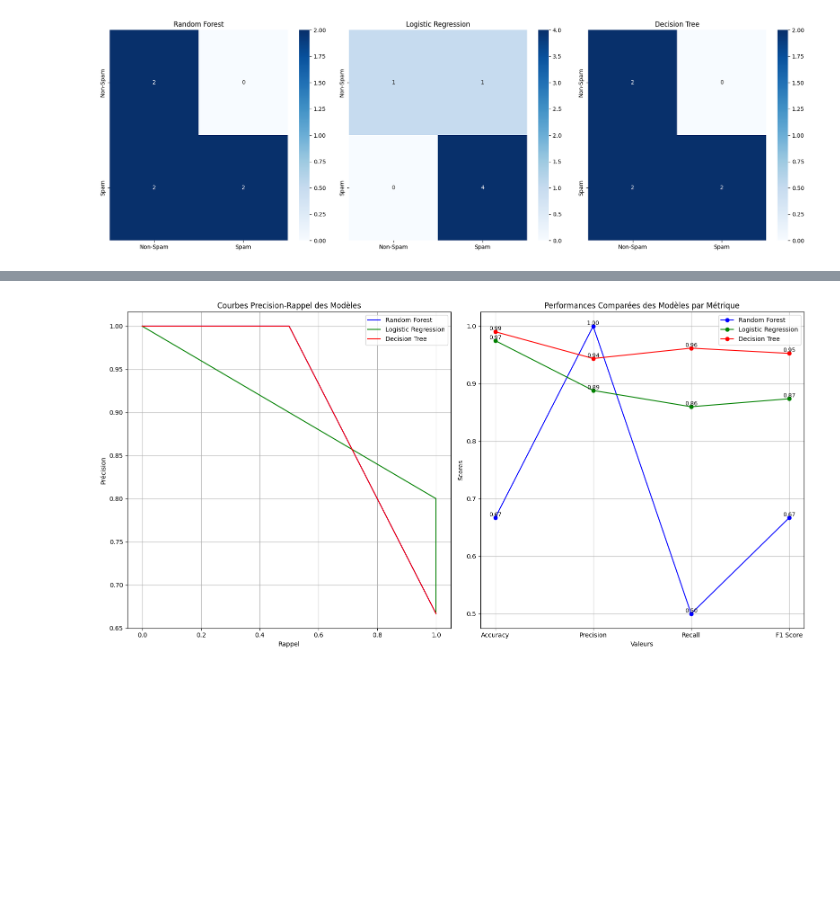
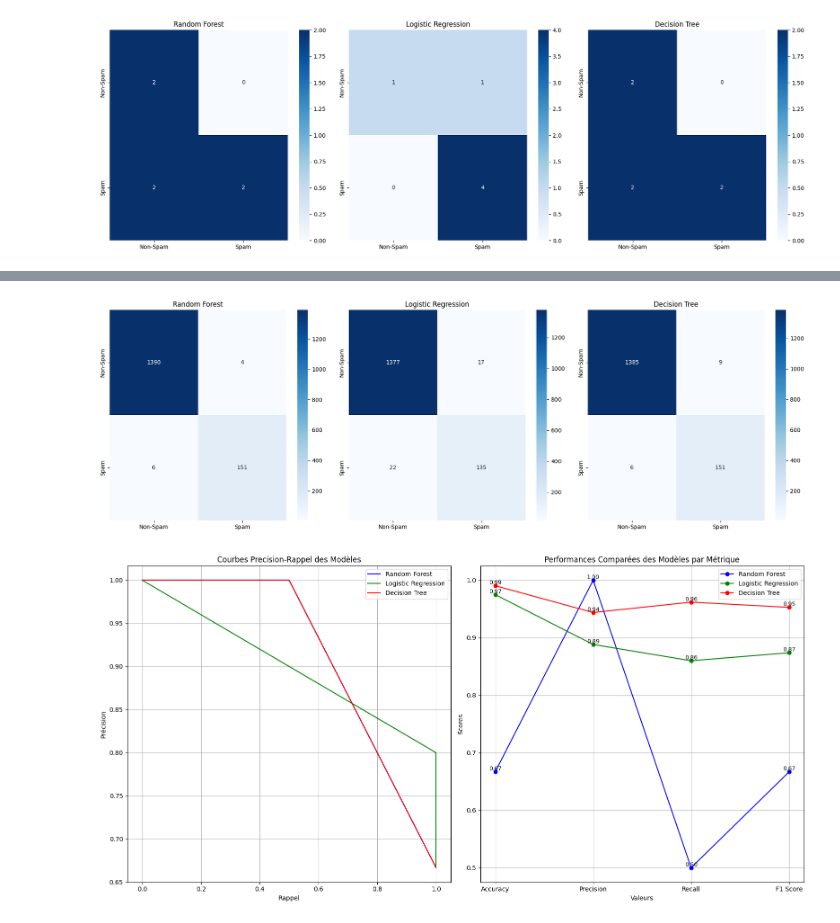
Before and after one commit to lone0s/isd, a Jupyter notebook: Projet_UPEC_SPAM.ipynb, the cells around one changed output, grey strips where cells are left out. Saved outputs shown, nothing was run; the diff lists cells and outputs as text; code cells hidden in the pictures; blank space fills up the shorter version.

```diff
--- a/Projet_UPEC_SPAM.ipynb
+++ b/Projet_UPEC_SPAM.ipynb
@@ -888,3 +888,32 @@ Requirement already satisfied: tzdata>=2022.7 in /home/altheron/.local/lib/pytho
 Requirement already satisfied: six>=1.5 in /usr/lib/python3/dist-packages (from python-dateutil>=2.7->matplotlib!=3.6.1,>=3.4->seaborn) (1.16.0)
 Note: you may need to restart the kernel to use updated packages.
 [figure]
+# %%
+%pip install seaborn
+import seaborn as sns
+from sklearn.metrics import confusion_matrix
+
+# Matrice de confusion/modèle
+cm_rfc = confusion_matrix(y_test, y_pred_rfc)
+cm_lr = confusion_matrix(y_test, y_pred_lr)
+cm_dtc = confusion_matrix(y_test, y_pred_dtc)
+
+# Configuration du graphique
+fig, ax = plt.subplots(1, 3, figsize=(18, 6))
+
+# Matrice de confusion pour chaque modèle
+sns.heatmap(cm_rfc, annot=True, fmt='d', cmap='Blues', ax=ax[0], xticklabels=['Non-Spam', 'Spam'],
+            yticklabels=['Non-Spam', 'Spam'])
+ax[0].set_title('Random Forest')
+
+sns.heatmap(cm_lr, annot=True, fmt='d', cmap='Blues', ax=ax[1], xticklabels=['Non-Spam', 'Spam'],
+            yticklabels=['Non-Spam', 'Spam'])
+ax[1].set_title('Logistic Regression')
+
+sns.heatmap(cm_dtc, annot=True, fmt='d', cmap='Blues', ax=ax[2], xticklabels=['Non-Spam', 'Spam'],
+            yticklabels=['Non-Spam', 'Spam'])
+ax[2].set_title('Decision Tree')
+
+plt.tight_layout()
+plt.show()
+# %% [output]
@@ -891,3 +937,4 @@ Note: you may need to restart the kernel to use updated packages.
+[figure, added]
 # %%
 import matplotlib.pyplot as plt
 from sklearn.metrics import precision_recall_curve
```
Also changed, not shown: parts of 1 cell of this notebook.
